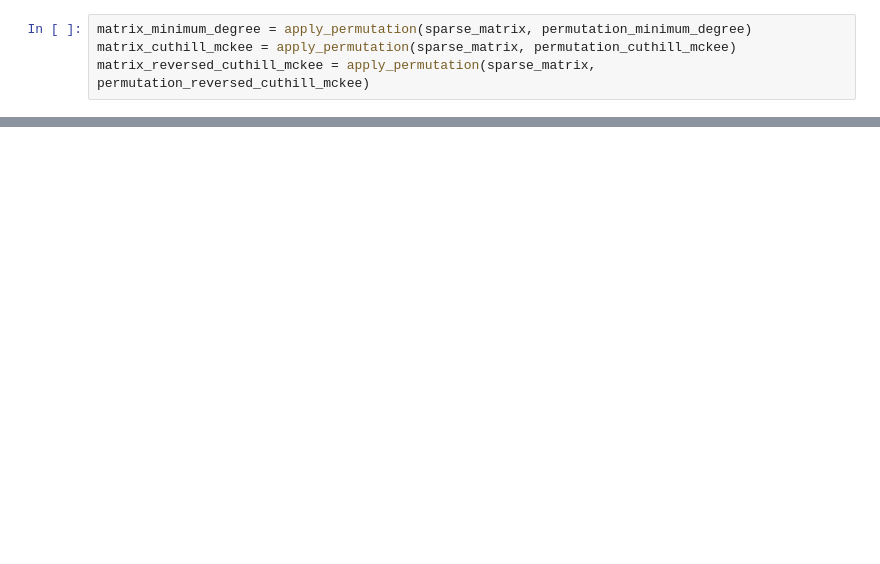
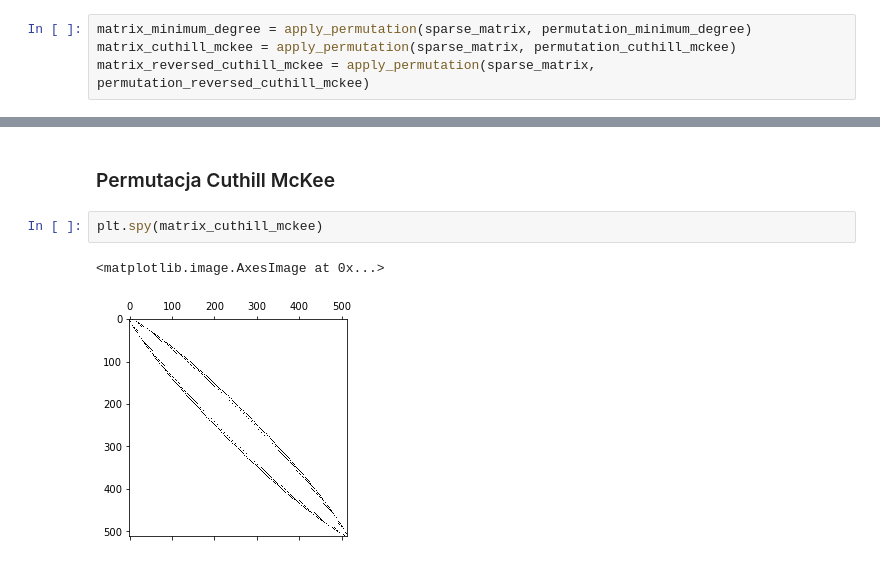
Before and after one commit to michal200292/Macierzowe, a Jupyter notebook: lab4/lab4.ipynb, the cells around one changed output, grey strips where cells are left out. Saved outputs shown, nothing was run; the diff lists cells and outputs as text; blank space fills up the shorter version.

```diff
--- a/lab4/lab4.ipynb
+++ b/lab4/lab4.ipynb
@@ -354,0 +362,7 @@ plt.show()
+# %% [markdown]
+### Permutacja Cuthill McKee
+# %%
+plt.spy(matrix_cuthill_mckee)
+# %% [output]
+<matplotlib.image.AxesImage at 0x...>
+[figure, added]
```
Also changed, not shown: parts of 25 cells of this notebook.
